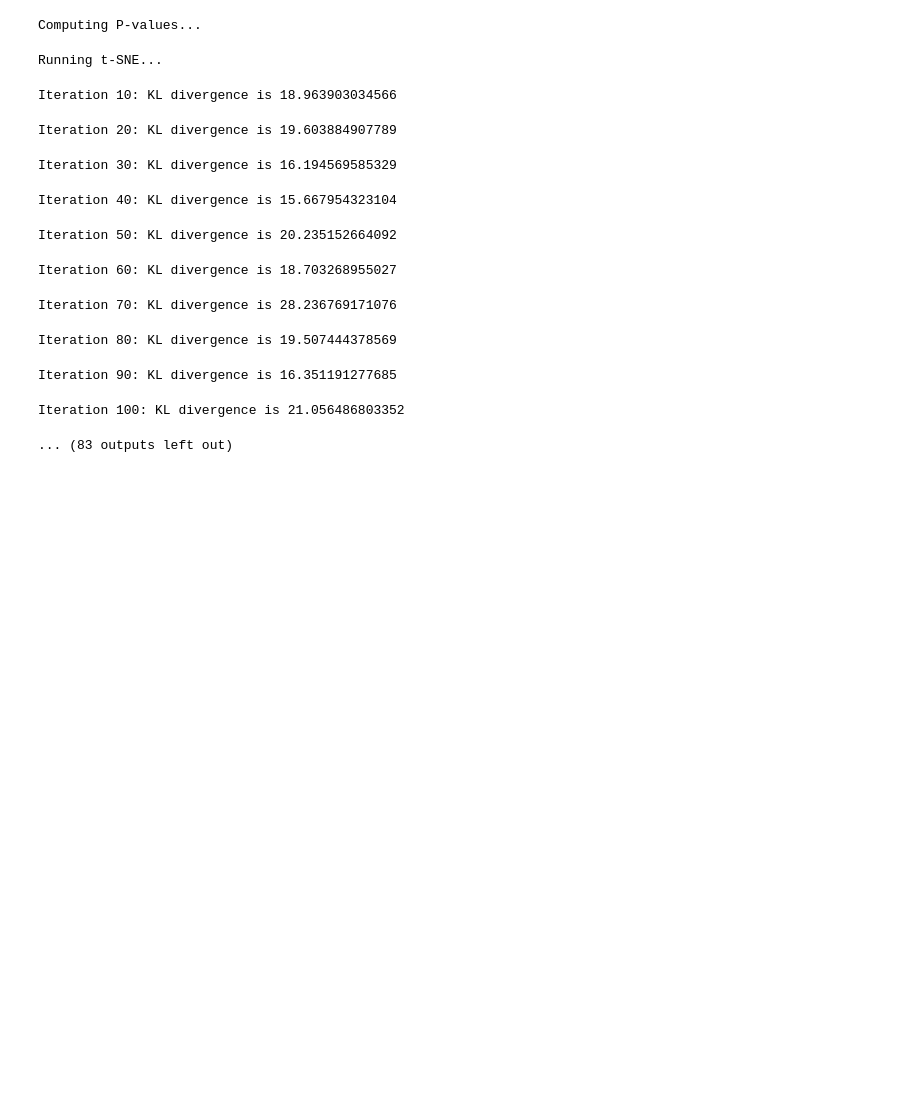
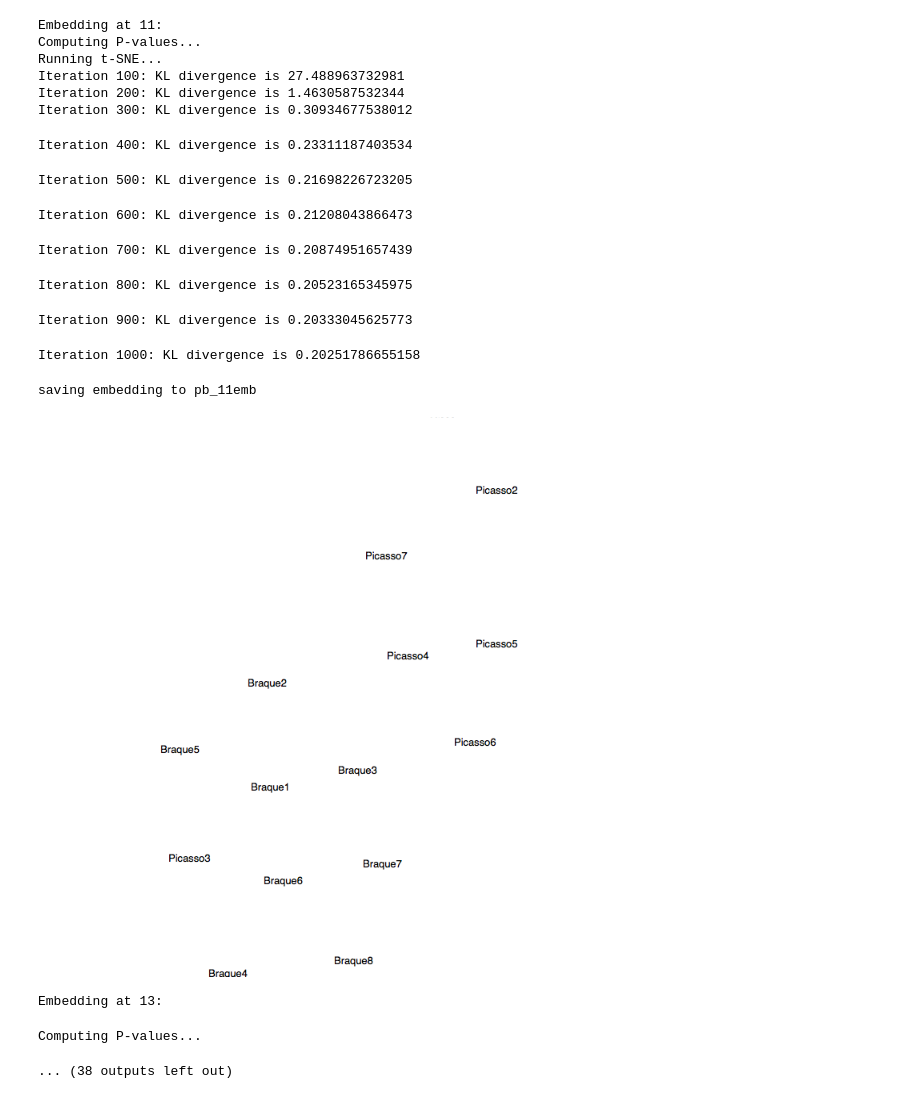
Before and after one commit to rrshaban/vgg2vec, a Jupyter notebook: style_extract_v2.ipynb, the cells around one changed output. Drawn from its saved outputs; the diff is of its cells as text; code cells hidden in the pictures; blank space fills up the shorter version.

```diff
--- a/style_extract_v2.ipynb
+++ b/style_extract_v2.ipynb
@@ -62,6 +71,12 @@ function cache(file, label)
     print(string.format("cached  %s", label))
     return true
 end
+# %%
+function labels_to_jpg(path, embedding, labels)
+    local map_im = draw_text_map(embedding, labels)
+    image.save(path, map_im)
+    return true
+end
 # %%
 
 -------------------------------------------------------------------------------------
@@ -142,9 +157,6 @@ function Style2Vec(cnn, gram, img)
 
     local style_vector = nil
 
-    -- THIS GUY THIS GUY THIS GUY THIS GUY
-    -- nn.JoinTable(1):forward{x, y, x}:float()
-
     -- Build up net from cnn
 
     for i = 1, #cnn do
@@ -183,10 +195,9 @@ end
 
 
 function save_json(filename, file)
-    local filename = params.tmp_dir .. filename .. '.json'
+    local filename = 'tsnejs/tmp/' .. filename .. '.json'
     local json_string = json.encode(file)
-    local f = assert(io.open(filename, 'w'))
-
+    local f = io.open(filename, 'w')
     f:write(json_string)
 
     return true
@@ -313,16 +398,16 @@ conv5_4: 512 512 3 3
 # %%
-
 -- Run Style2Vec on image by image
 
 ct = 1
 ct2 = 1
+errct = 0
 i = params.start_at
 
 vecs = nil
 imgs = nil
-out = {}
+labels = {}
 
-while (i < #sorted) do
+while (i < #sorted + 1) do
     label = sorted[i]
     io.write(ct .. ' ' .. label .. ':\t')        --      .. params.style_layers .. ' ...'
 
@@ -335,7 +420,8 @@ while (i < #sorted) do
         vec = load_cache(label)
     else
         if img == nil then
-            print('error loading image')        -- this error doesn't check if cache exists
+            print('error loading image')        -- note: if cache exists, we don't check the image itself
+            errct = errct + 1
         else
             vec = Style2Vec(cnn, gram, img)
             cache(vec, label)
@@ -361,13 +447,14 @@ while (i < #sorted) do
             ct2 = ct2 + 1
         end
 
-        out[ct] = label
+        labels[ct] = label
     end
 
     i = i + 1
-    if ct > params.iter then break end
+--     if ct > params.iter then break end
     collectgarbage(); collectgarbage()
 
     print(string.format("elapsed time: %.2f\n", timer:time().real))
 end
+print(string.format("error loading %d images", errct))
 # %% [output]
@@ -437,16 +520,0 @@ stack traceback:
-# %%
-tsne(vecs, 3)
-# %% [output]
-Computing P-values...
-Running t-SNE...
-Iteration 10: KL divergence is 18.963903034566
-Iteration 20: KL divergence is 19.603884907789
-Iteration 30: KL divergence is 16.194569585329
-Iteration 40: KL divergence is 15.667954323104
-Iteration 50: KL divergence is 20.235152664092
-Iteration 60: KL divergence is 18.703268955027
-Iteration 70: KL divergence is 28.236769171076
-Iteration 80: KL divergence is 19.507444378569
-Iteration 90: KL divergence is 16.351191277685
-Iteration 100: KL divergence is 21.056486803352
-... (83 outputs left out)
@@ -458,0 +521,34 @@ end
+# %%
+params.name = 'pb_'
+perplexities = { 11, 13, 15, 17}
+
+for _, i in pairs(perplexities) do
+    print(string.format('Embedding at %d: ', i))
+
+    local embedding = tsne(vecs, i)
+    local map_im = draw_text_map(embedding, labels, 700, 9)
+    print('saving embedding to '.. params.name .. i .. 'emb')
+    assert(save_json(params.name .. i .. 'emb', embedding:totable()))
+
+    itorch.image(map_im)                   -- labels_to_jpg('text_embedding.jpg', embedding, out)
+    os.execute("sleep " .. tonumber(0.5))
+end
+# %% [output]
+Embedding at 11:
+Computing P-values...
+Running t-SNE...
+Iteration 100: KL divergence is 27.488963732981
+Iteration 200: KL divergence is 1.4630587532344
+Iteration 300: KL divergence is 0.30934677538012
+Iteration 400: KL divergence is 0.23311187403534
+Iteration 500: KL divergence is 0.21698226723205
+Iteration 600: KL divergence is 0.21208043866473
+Iteration 700: KL divergence is 0.20874951657439
+Iteration 800: KL divergence is 0.20523165345975
+Iteration 900: KL divergence is 0.20333045625773
+Iteration 1000: KL divergence is 0.20251786655158
+saving embedding to pb_11emb
+[figure, added]
+Embedding at 13:
+Computing P-values...
+... (38 outputs left out)
```
Also changed, not shown: parts of 14 cells of this notebook, 3 other files.
